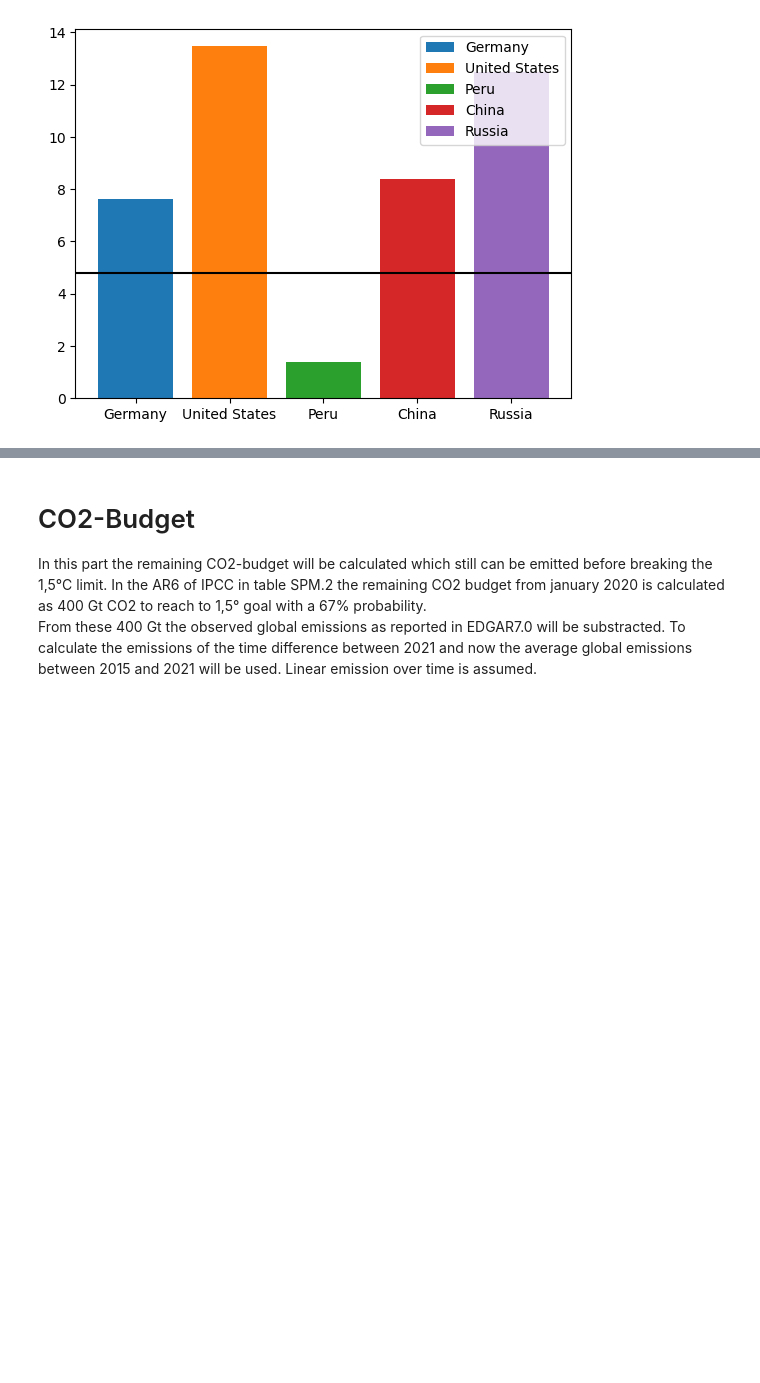
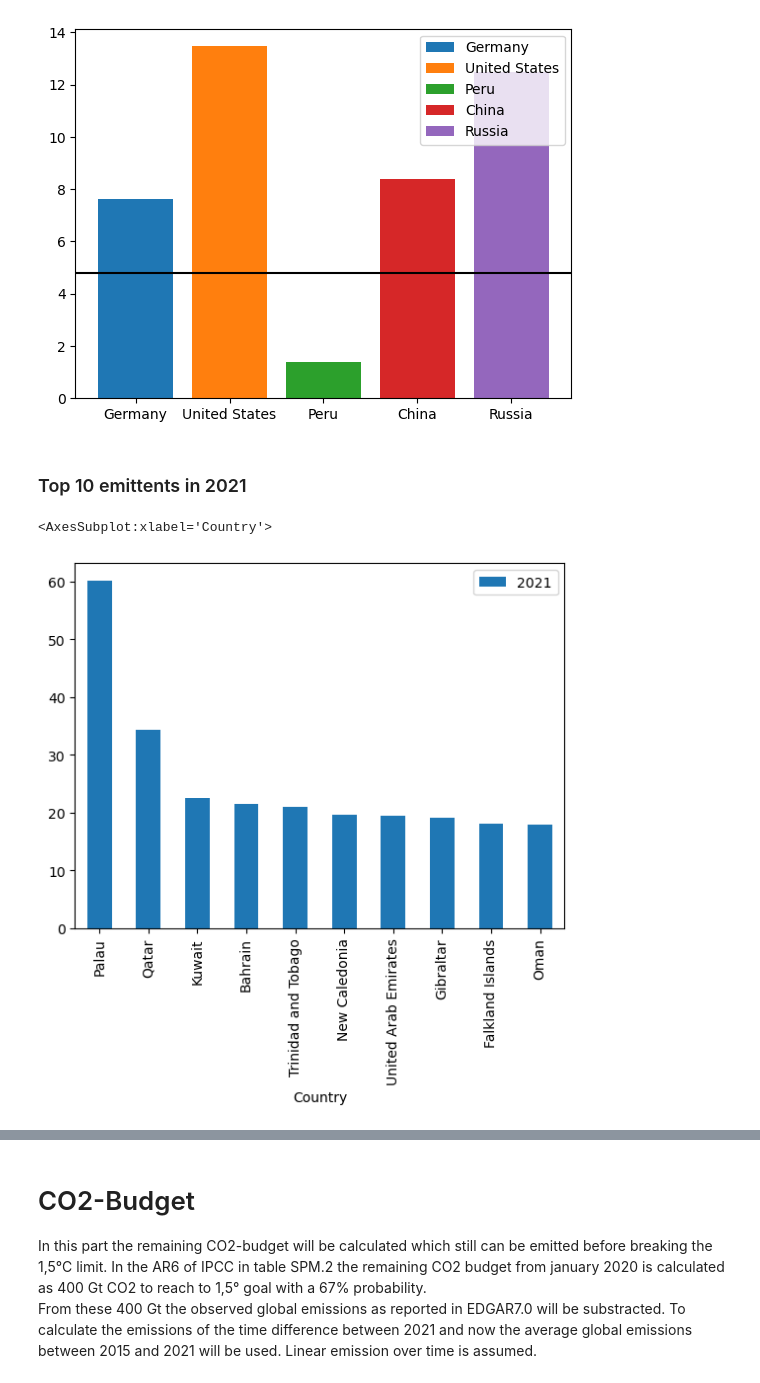
Before and after one commit to programlich/climate_dashboard, a Jupyter notebook: Analysis/climate.ipynb, the cells around one changed output, grey strips where cells are left out. Saved outputs shown, nothing was run; the diff lists cells and outputs as text; code cells hidden in the pictures; blank space fills up the shorter version.

```diff
--- a/Analysis/climate.ipynb
+++ b/Analysis/climate.ipynb
@@ -196,3 +196,14 @@ def plot_country_capita_emissions(countries, year):
 plot_country_capita_emissions(["Germany", "United States", "Peru", "China", "Russia"],2020)
 # %% [output]
 [figure]
+# %% [markdown]
+### Top 10 emittents in 2021
+# %%
+emissions_capita_2021 = emissions_capita[["Country",2021]].copy()
+emissions_capita_2021.set_index("Country",inplace=True)
+emissions_capita_2021.sort_values(by=2021,ascending=False,inplace=True)
+#emissions_capita_2021.reset_index(inplace=True)
+emissions_capita_2021[:10].plot.bar()
+# %% [output]
+<AxesSubplot:xlabel='Country'>
+[figure, added]
```
Also changed, not shown: parts of 9 cells of this notebook.
